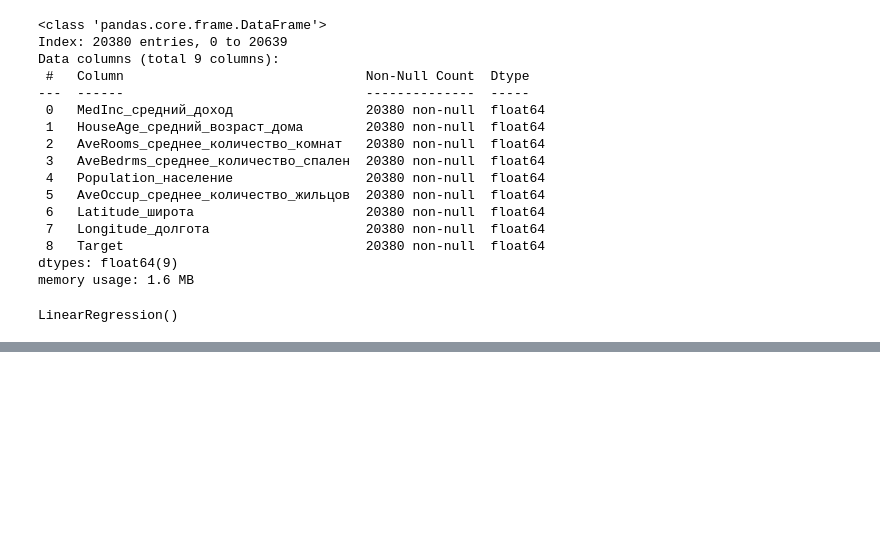
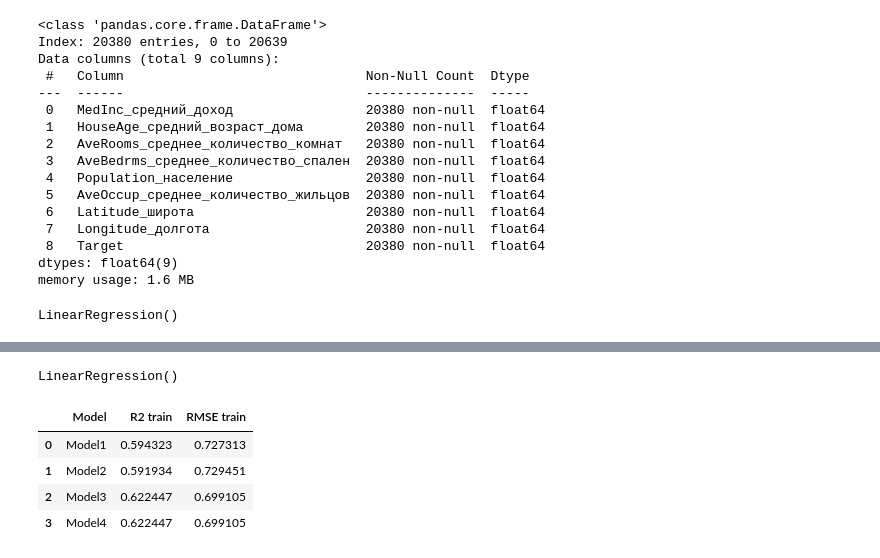
Before and after one commit to OVP2023/ML, a Jupyter notebook: работа_с_переменными_дз_min.ipynb, the cells around one changed output, grey strips where cells are left out. Saved outputs shown, nothing was run; the diff lists cells and outputs as text; code cells hidden in the pictures; blank space fills up the shorter version.

```diff
--- a/работа_с_переменными_дз_min.ipynb
+++ b/работа_с_переменными_дз_min.ipynb
@@ -118,6 +126,6 @@ X_mat.head()
 # %%
 #модель 2 на основе признаков, отобранных по значениям корреляций
-X2 = X_mat.drop(columns=['Target','AveOccup_среднее_количество_жильцов'])
+X2 = X_mat.drop(columns=['Target','AveOccup_среднее_количество_жильцов','Population_население'])
 
 model2 =  LinearRegression()
 
@@ -271,0 +296,27 @@ dftab.head(3)
+# %%
+model4 =  LinearRegression()
+X_train, X_test, y_train, y_test = train_test_split(XXXL, y, test_size=0.2, random_state=0)
+model4.fit(X_train, y_train)
+# %% [output]
+LinearRegression()
+# %%
+#Оценка модели 4(метрики RMSE, R2)
+y_pred7 = model4.predict(X_train)
+r2_model4_train=metrics.r2_score(y_train, y_pred7)
+rmse_model4_train=np.sqrt(metrics.mean_squared_error(y_train, y_pred7))
+
+y_pred8 = model4.predict(X_test)
+r2_model4_test=metrics.r2_score(y_test, y_pred8)
+rmse_model4_test=np.sqrt(metrics.mean_squared_error(y_test, y_pred8))
+# %%
+df4tab=pd.DataFrame()
+df4tab['Model']=['Model1','Model2','Model3','Model4']
+df4tab['R2 train']=[r2_model1_test,r2_model2_test,r2_model3_test,r2_model4_test]
+df4tab['RMSE train']=[rmse_model1_test,rmse_model2_test,rmse_model3_test,rmse_model4_test]
+df4tab.head(4)
+# %% [output]
+|  | Model | R2 train | RMSE train |
+| 0 | Model1 | 0.594323 | 0.727313 |
+| 1 | Model2 | 0.591934 | 0.729451 |
+| 2 | Model3 | 0.622447 | 0.699105 |
+| 3 | Model4 | 0.622447 | 0.699105 |
```
Also changed, not shown: parts of 19 cells of this notebook.
